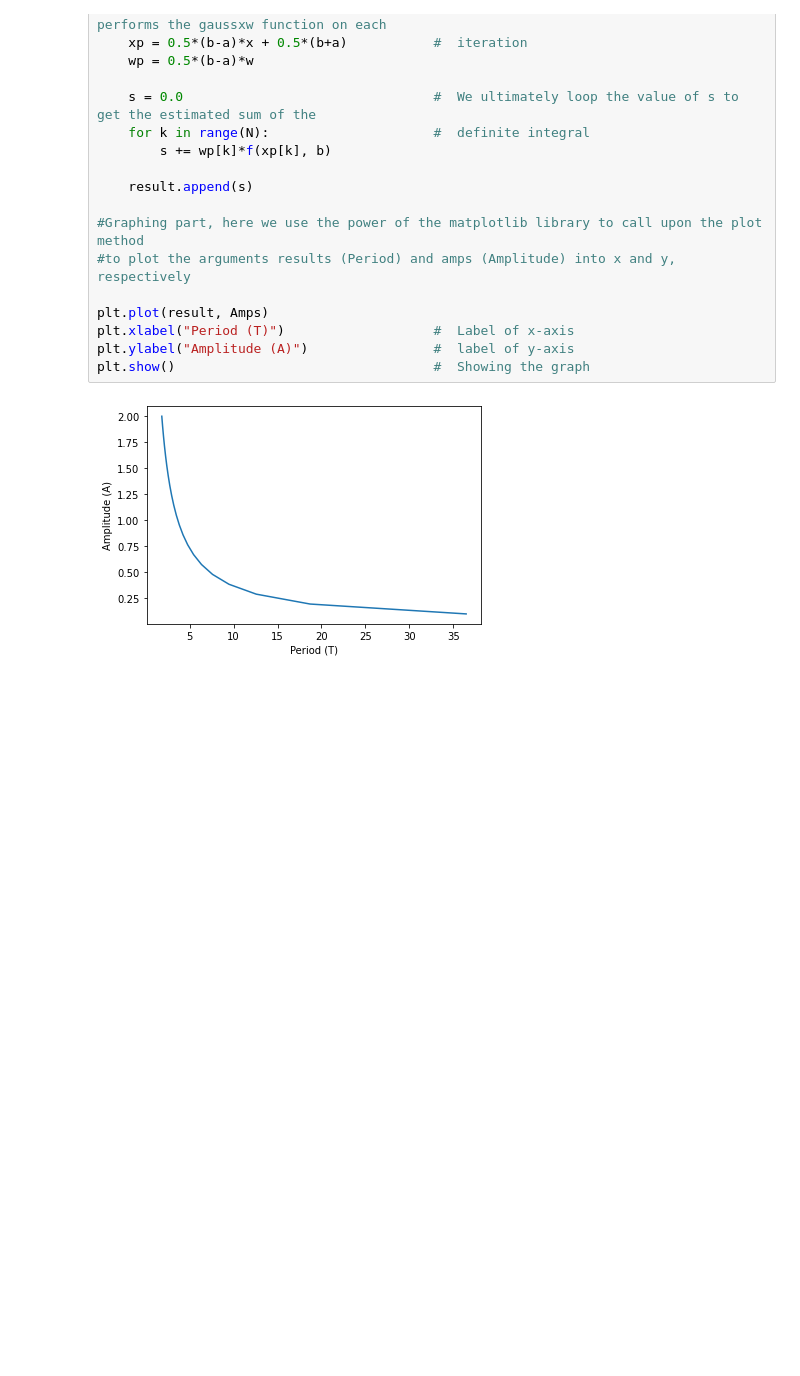
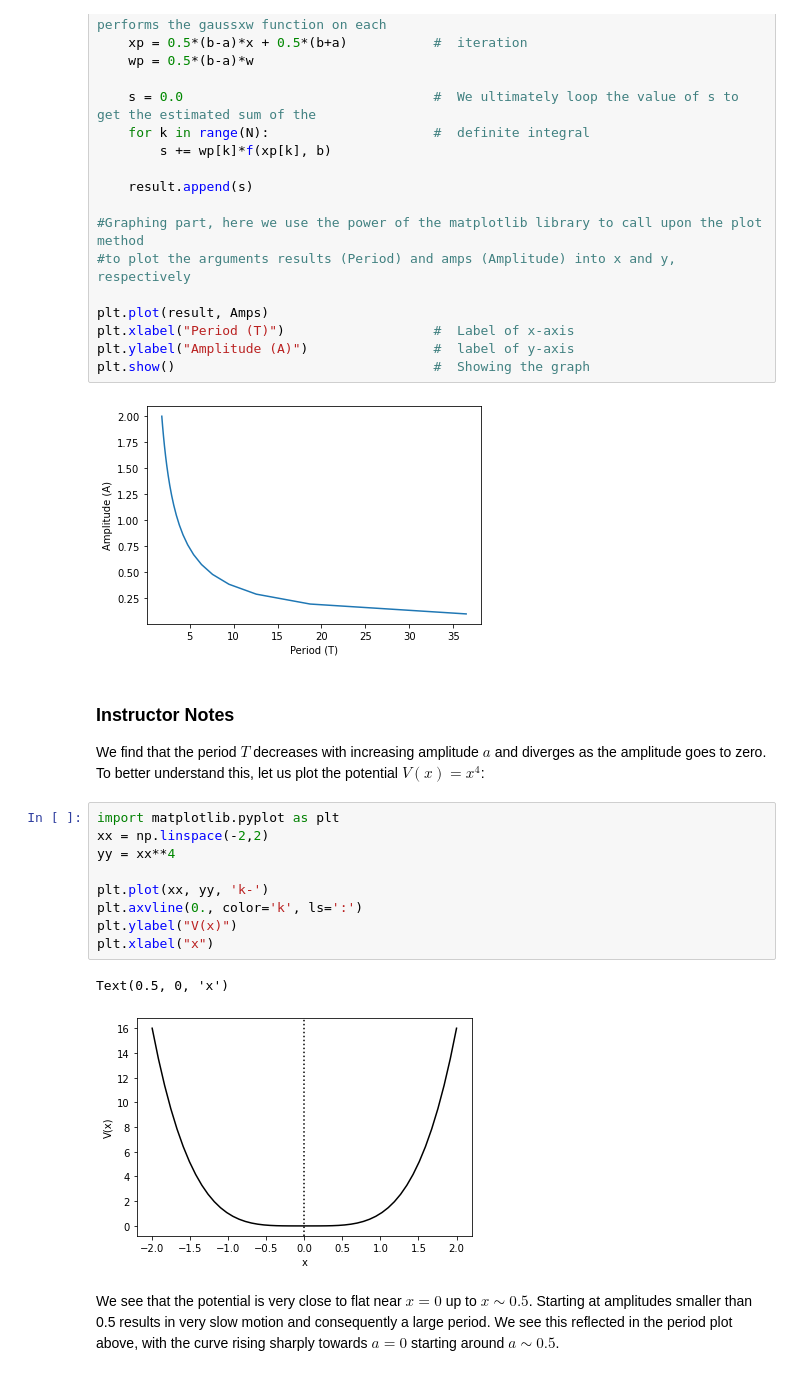
Before and after one commit to JasperTaburno/Apphy155_Repo_Taburno, a Jupyter notebook: lab_assignment_module1_Taburno.ipynb, the cells around one changed output. Saved outputs shown, nothing was run; the diff lists cells and outputs as text; blank space fills up the shorter version.

```diff
--- a/lab_assignment_module1_Taburno.ipynb
+++ b/lab_assignment_module1_Taburno.ipynb
@@ -380,3 +444,21 @@ plt.ylabel("Amplitude (A)")                #  label of y-axis
 plt.show()                                 #  Showing the graph
 # %% [output]
 [figure]
+# %% [markdown]
+### Instructor Notes
+
+We find that the period $T$ decreases with increasing amplitude $a$ and diverges as the amplitude goes to zero. To better understand this, let us plot the potential $V(x) = x^4$:
+# %%
+import matplotlib.pyplot as plt
+xx = np.linspace(-2,2)
+yy = xx**4
+
+plt.plot(xx, yy, 'k-')
+plt.axvline(0., color='k', ls=':')
+plt.ylabel("V(x)")
+plt.xlabel("x")
+# %% [output]
+Text(0.5, 0, 'x')
+[figure, added]
+# %% [markdown]
+We see that the potential is very close to flat near $x=0$ up to $x \sim 0.5$. Starting at amplitudes smaller than 0.5 results in very slow motion and consequently a large period. We see this reflected in the period plot above, with the curve rising sharply towards $a=0$ starting around $a \sim 0.5$.
```
Also changed, not shown: parts of 9 cells of this notebook, 1 other file.
